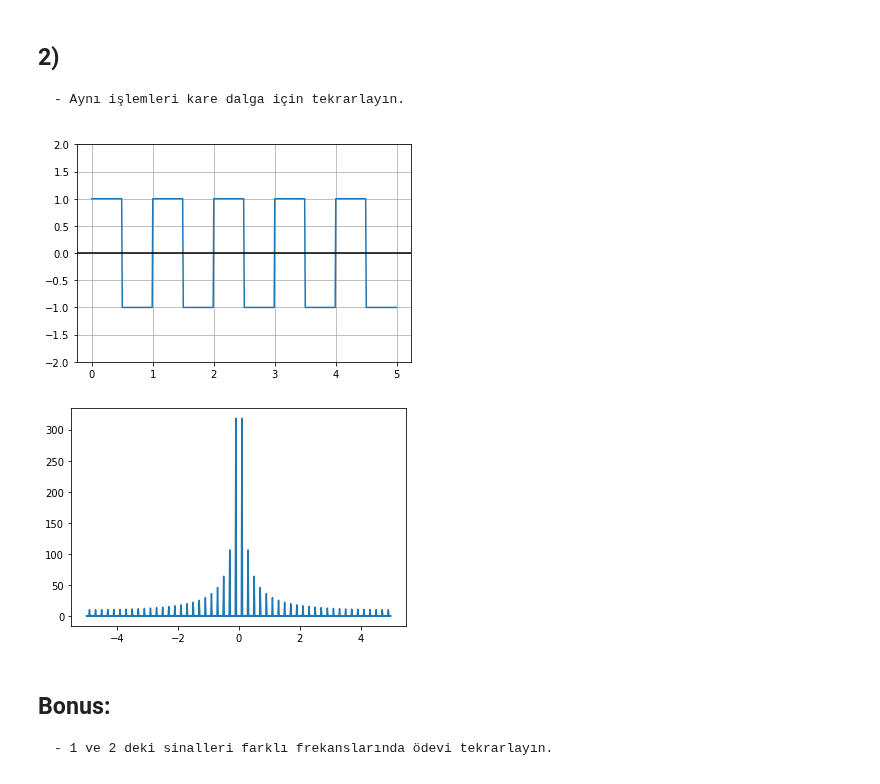
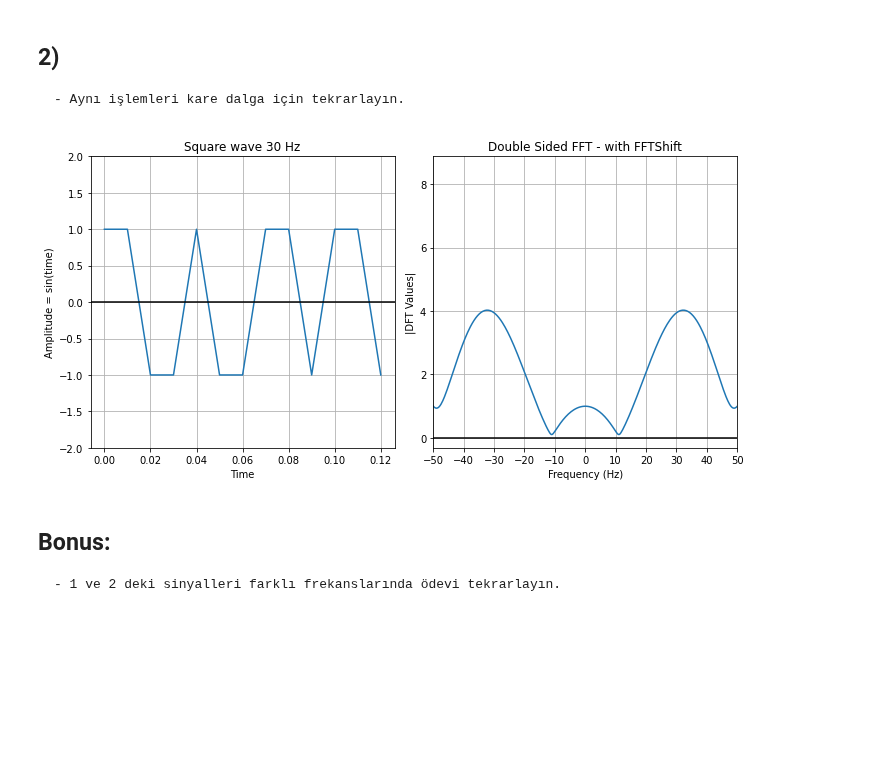
Before and after one commit to melihozaydin/MSc_Projects, a Jupyter notebook: BM5121 - Görüntü İşleme Ve Uygulamaları/Ödev 7 1 Boyutlu fft uygulaması /ödev.ipynb, the cells around one changed output. Saved outputs shown, nothing was run; the diff lists cells and outputs as text; code cells hidden in the pictures; blank space fills up the shorter version.

```diff
--- a/BM5121 - Görüntü İşleme Ve Uygulamaları/Ödev 7 1 Boyutlu fft uygulaması /ödev.ipynb
+++ b/BM5121 - Görüntü İşleme Ve Uygulamaları/Ödev 7 1 Boyutlu fft uygulaması /ödev.ipynb
@@ -76,23 +122,3 @@ fig4.show()
 # %% [markdown]
 ## 2)
     - Aynı işlemleri kare dalga için tekrarlayın.
-# %%
-from scipy import signal as sgn
-time = np.linspace(0, 5, 500, endpoint=False)
-f = 1
-signal = sgn.square(2*np.pi*f*time)
-
-plt.ylim(-2,2);
-plt.plot(time, signal);
-plt.grid(True, which='both')
-plt.axhline(y=0, color='k')
-
-plt.show()
-# %% [output]
-[figure, removed]
-# %%
-amp = np.absolute(np.fft.fft(signal))
-ff1t5 = np.fft.fftfreq(500, d=0.1)
-plt.plot(ff1t5, amp); plt.show()
-# %% [output]
-[figure, removed]
@@ -99,3 +162,46 @@ plt.plot(ff1t5, amp); plt.show()
+# %%
+frequency = 30
+overSampRate = 10
+
+def plot_square_wave_fft(f, overSampRate):
+    time, amplitude = square_wave(f=frequency, overSampRate=overSampRate, nCyl=4)
+
+    fs = frequency*overSampRate
+    X, fVals = get_fft(amplitude, fs, plot=False);
+
+    fig, (ax1, ax2) = plt.subplots(nrows=1, ncols=2, figsize=(10,5))
+
+    # Plot the square wave
+    ax1.plot(time, amplitude)
+
+    ax1.set_title(f'Square wave {frequency} Hz')
+    ax1.set_xlabel('Time')
+    ax1.set_ylabel('Amplitude = sin(time)')
+
+    ax1.grid(True, which='both')
+    ax1.axhline(y=0, color='k')
+    ax1.set_ylim(-2,2)
+
+    # Plot the FFT
+    ax2.plot(fVals, np.abs(X))
+
+    ax2.set_title('Double Sided FFT - with FFTShift')
+    ax2.set_xlabel('Frequency (Hz)')
+    ax2.set_ylabel('|DFT Values|')
+
+    ax2.grid(True, which='both')
+    ax2.axhline(y=0, color='k')
+
+    ax2.set_xlim(-50,50)
+    ax2.set_xticks(np.arange(-50, 50+10,10))
+
+    fig.tight_layout()
+
+    plt.show()
+
+plot_square_wave_fft(frequency, overSampRate)
+# %% [output]
+[figure, added]
 # %% [markdown]
 ## Bonus:
-    - 1 ve 2 deki sinalleri farklı frekanslarında ödevi tekrarlayın.
+    - 1 ve 2 deki sinyalleri farklı frekanslarında ödevi tekrarlayın.
```
Also changed, not shown: parts of 6 cells of this notebook.
